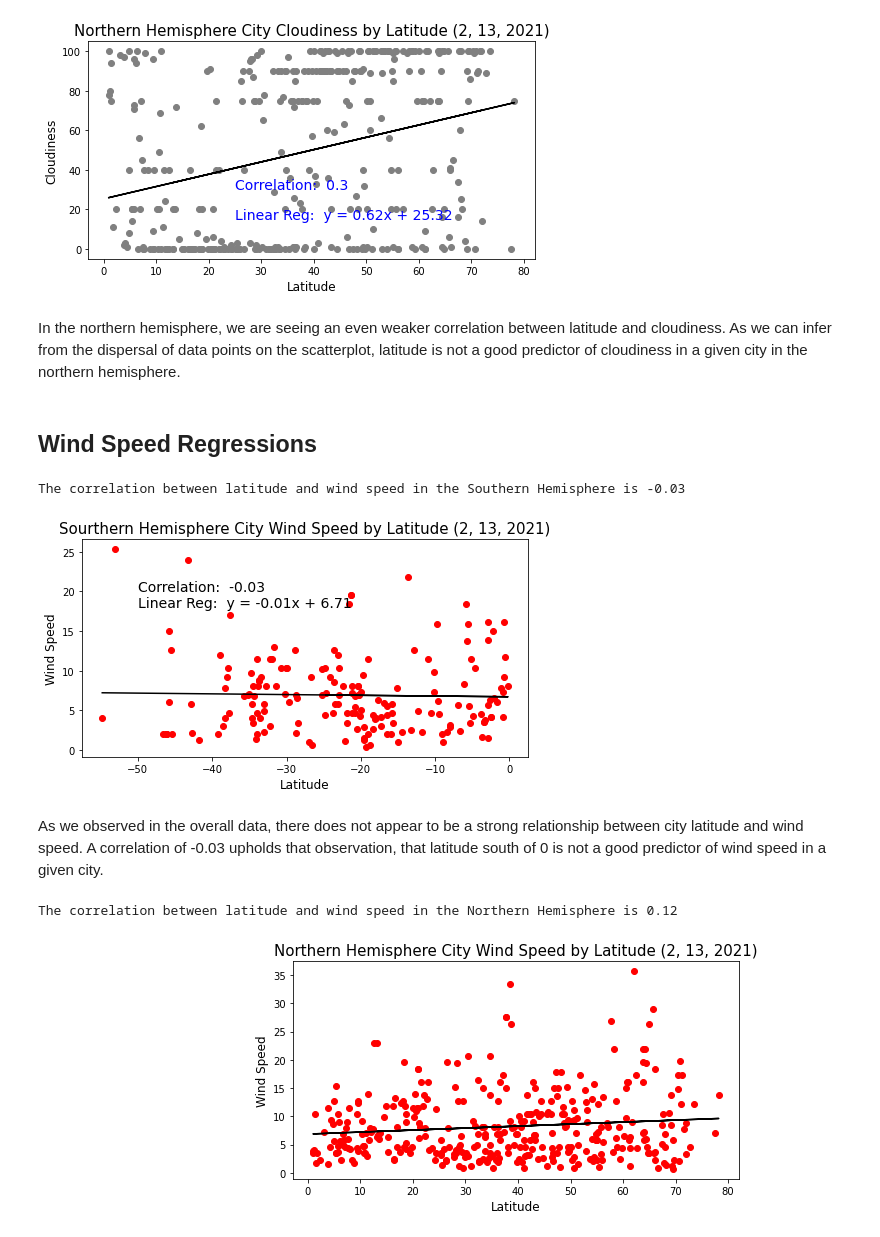
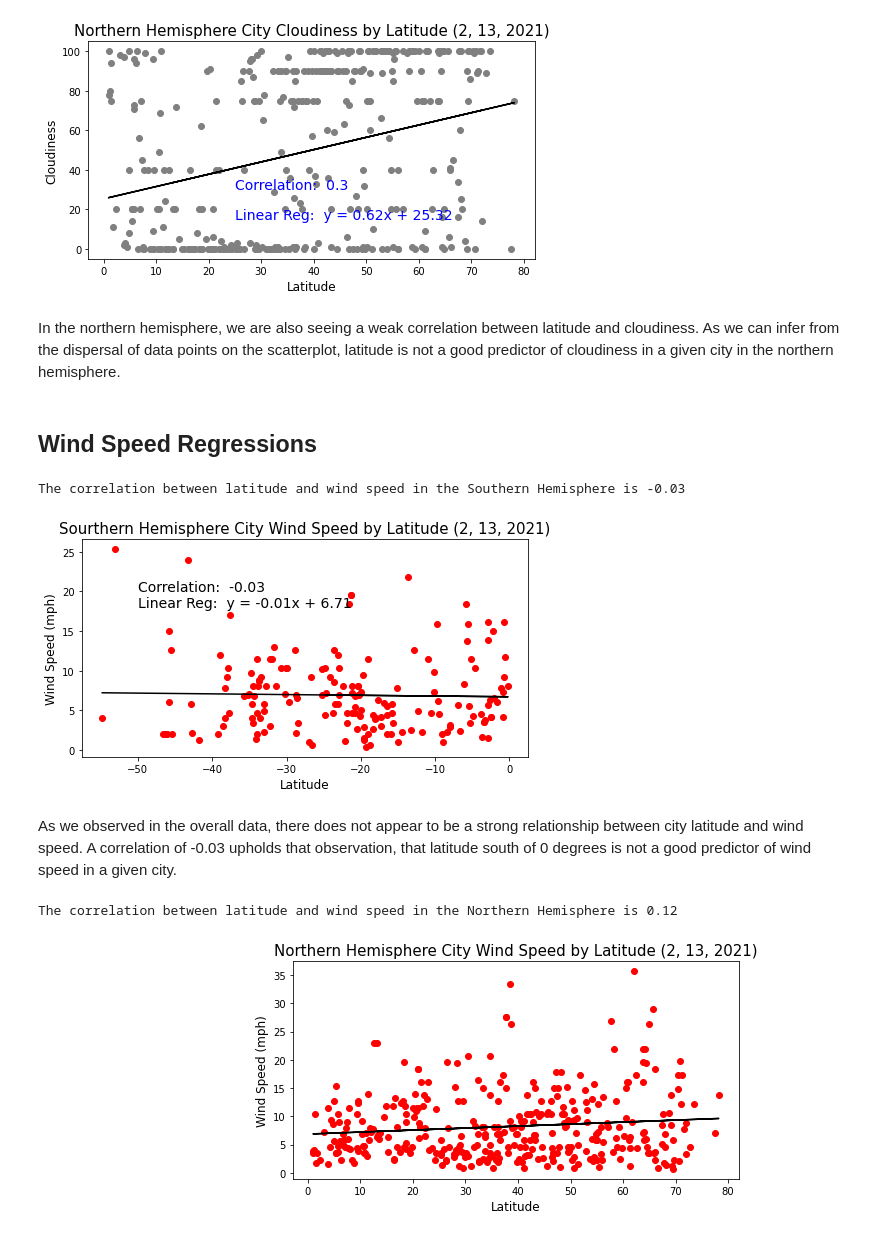
Before and after one commit to mel-c-lowe/Python-API-Challenge, a Jupyter notebook: WeatherPy/WeatherPy.ipynb, the cells around one changed output. Saved outputs shown, nothing was run; the diff lists cells and outputs as text; code cells hidden in the pictures.

```diff
--- a/WeatherPy/WeatherPy.ipynb
+++ b/WeatherPy/WeatherPy.ipynb
@@ -528,43 +506,42 @@ plt.savefig("Images/northern_cloudiness.png")
 The correlation between latitude and cloudiness in the Northern Hemisphere is 0.3
 [figure]
 # %% [markdown]
-In the northern hemisphere, we are seeing an even weaker correlation between latitude and cloudiness.  As we can infer from the dispersal of data points on the scatterplot, latitude is not a good predictor of cloudiness in a given city in the northern hemisphere.
+In the northern hemisphere, we are also seeing a weak correlation between latitude and cloudiness.  As we can infer from the dispersal of data points on the scatterplot, latitude is not a good predictor of cloudiness in a given city in the northern hemisphere.
 # %% [markdown]
 ## Wind Speed Regressions
 # %%
 # Southern Wind Speed vs Latitude
 south_x = southern_weather["Lat"]
 south_wind = southern_weather["Wind Speed"]
 
 plt.figure(figsize=(8, 4))
 
 plt.scatter(south_x, south_wind, color="red")
 
 # Calculate the line of best fit and plot on the graph
 (slope, intercept, rvalue, pvalue, stderr) = linregress(south_x, south_wind)
 regress_values = south_x * slope + intercept
 line_eq = "y = " + str(round(slope,2)) + "x + " + str(round(intercept,2))
 
 # Place the line on the graph and annotate
 correlation = st.pearsonr(south_x, south_wind)
-# Why is this showing so weirdly?
 print(f"The correlation between latitude and wind speed in the Southern Hemisphere is {round(correlation[0],2)}")
 
 plt.plot(south_x, regress_values, "k-")
 plt.annotate(f'Correlation:  {round(rvalue, 2)}', (-50,20), fontsize=14, color="black")
 plt.annotate(f'Linear Reg:  {line_eq}', (-50,18), fontsize=14, color="black")
 
-plt.ylabel("Wind Speed", fontsize=12)
+plt.ylabel("Wind Speed (mph)", fontsize=12)
 plt.xlabel("Latitude", fontsize=12)
 plt.title(f"Sourthern Hemisphere City Wind Speed by Latitude {month, day, year}", fontsize=15)
 
 # plt.show()
 plt.savefig("Images/southern_wind.png")
 # %% [output]
 The correlation between latitude and wind speed in the Southern Hemisphere is -0.03
-[figure, old version]
+[figure, new version]
 # %% [markdown]
-As we observed in the overall data, there does not appear to be a strong relationship between city latitude and wind speed.  A correlation of -0.03 upholds that observation, that latitude south of 0 is not a good predictor of wind speed in a given city.
+As we observed in the overall data, there does not appear to be a strong relationship between city latitude and wind speed.  A correlation of -0.03 upholds that observation, that latitude south of 0 degrees is not a good predictor of wind speed in a given city.
 # %%
 # Northern Wind Speed vs Latitude
 north_x = northern_weather["Lat"]
@@ -581,14 +558,13 @@ line_eq = "y = " + str(round(slope,2)) + "x + " + str(round(intercept,2))
 
 # Place the line on the graph and annotate
 correlation = st.pearsonr(north_x, north_wind)
-# Why is this showing so weirdly?
 print(f"The correlation between latitude and wind speed in the Northern Hemisphere is {round(correlation[0],2)}")
 
 plt.plot(north_x, regress_values, "k-")
 plt.annotate(f'Correlation:  {round(rvalue, 2)}', (-50,20), fontsize=14, color="black")
 plt.annotate(f'Linear Reg:  {line_eq}', (-50,18), fontsize=14, color="black")
 
-plt.ylabel("Wind Speed", fontsize=12)
+plt.ylabel("Wind Speed (mph)", fontsize=12)
 plt.xlabel("Latitude", fontsize=12)
 plt.title(f"Northern Hemisphere City Wind Speed by Latitude {month, day, year}", fontsize=15)
 
@@ -596,5 +572,5 @@ plt.title(f"Northern Hemisphere City Wind Speed by Latitude {month, day, year}",
 plt.savefig("Images/northern_wind.png")
 # %% [output]
 The correlation between latitude and wind speed in the Northern Hemisphere is 0.12
-[figure, old version]
+[figure, new version]
 # %% [markdown]
```
Also changed, not shown: parts of 20 cells of this notebook, 3 other files.
